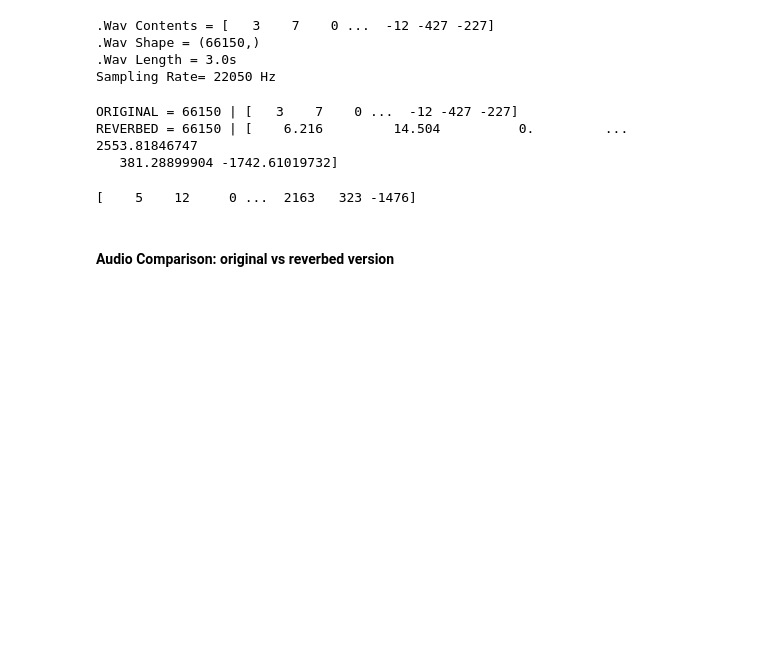
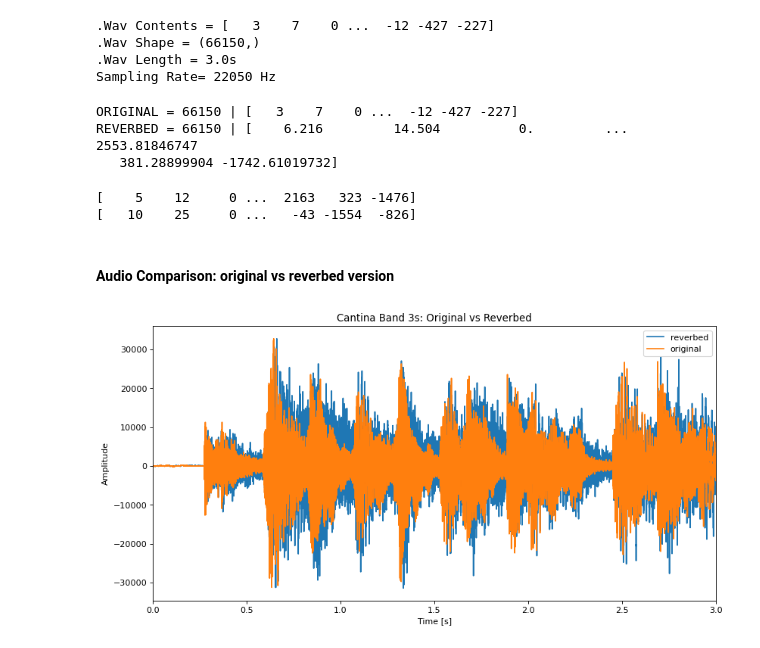
Before and after one commit to anniejchu/artificialreverb, a Jupyter notebook: Schroeder Reverb.ipynb, the cells around one changed output. Cells and saved outputs as stored; diff of their text form; code cells hidden in the pictures; blank space fills up the shorter version.

Commit message:
added plots & normalized original audio file

```diff
--- a/Schroeder Reverb.ipynb
+++ b/Schroeder Reverb.ipynb
@@ -112,11 +113,15 @@ ORIGINAL = 66150 | [   3    7    0 ...  -12 -427 -227]
 REVERBED = 66150 | [    6.216         14.504          0.         ...  2553.81846747
    381.28899904 -1742.61019732]
 # %%
-#normalizing & converting to bits for output
+#normalizing & converting for analogue output (dac)
 rv_cb1=np.int16(rv_cb/np.max(np.abs(rv_cb)) * 32767)
+cb_data1 =np.int16(cb_data/np.max(np.abs(cb_data)) * 32767)
+
 print(rv_cb1)
+print(cb_data1)
 # %% [output]
 [    5    12     0 ...  2163   323 -1476]
+[   10    25     0 ...   -43 -1554  -826]
 # %% [markdown]
 #### Audio Comparison: original vs reverbed version
 # %%
@@ -129,3 +134,16 @@ play_obj.stop()
 play_obj = sa.play_buffer(rv_cb1, 1, 2, fs)
 # %%
 play_obj.stop()
+# %%
+figure(figsize=(12, 6), dpi=80)
+time = np.linspace(0., length, cb_data.shape[0])
+plt.plot(time, rv_cb1, label="reverbed")
+plt.plot(time, cb_data1, label="original")
+plt.xlim(0, 3)
+plt.legend()
+plt.xlabel("Time [s]")
+plt.ylabel("Amplitude")
+plt.title("Cantina Band 3s: Original vs Reverbed")
+plt.show()
+# %% [output]
+[figure, added]
```
Also changed, not shown: parts of 3 cells of this notebook.
